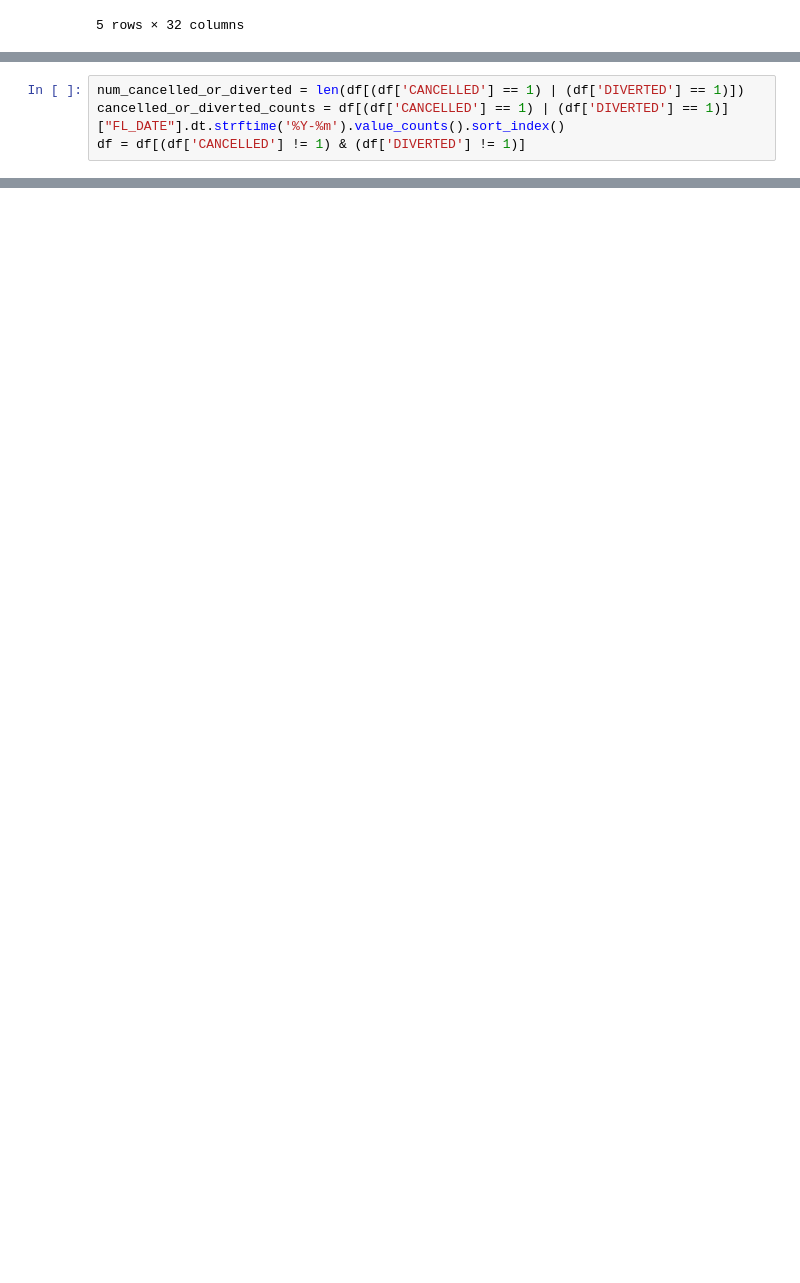
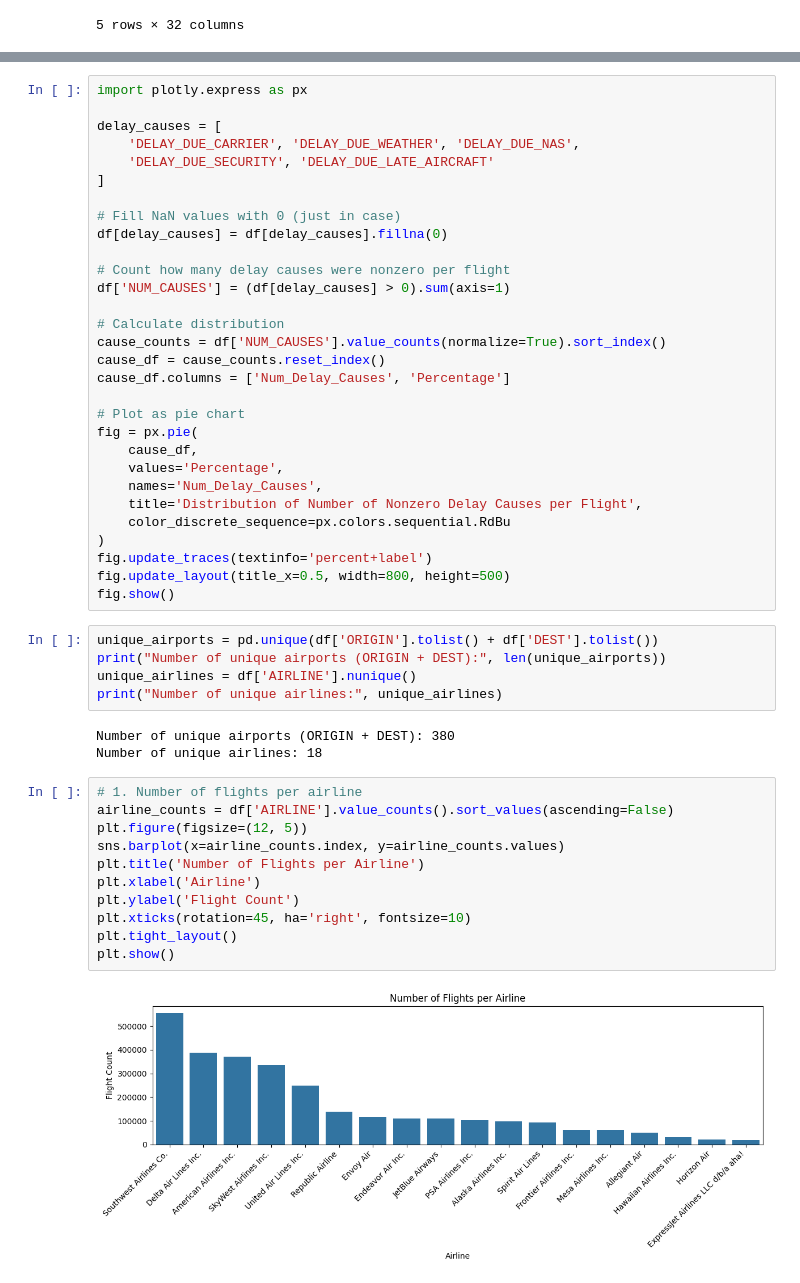
Before and after one commit to jhsung7/flightProj, a Jupyter notebook: 1.Preprocessing.ipynb, the cells around one changed output, grey strips where cells are left out. Cells and saved outputs as stored; diff of their text form; blank space fills up the shorter version.

```diff
--- a/1.Preprocessing.ipynb
+++ b/1.Preprocessing.ipynb
@@ -56,4 +51,0 @@ Drop cancelled and diverted flights, they are outside of our scope. we only want
-# %%
-num_cancelled_or_diverted = len(df[(df['CANCELLED'] == 1) | (df['DIVERTED'] == 1)])
-cancelled_or_diverted_counts = df[(df['CANCELLED'] == 1) | (df['DIVERTED'] == 1)]["FL_DATE"].dt.strftime('%Y-%m').value_counts().sort_index()
-df = df[(df['CANCELLED'] != 1) & (df['DIVERTED'] != 1)]
@@ -674,0 +237,51 @@ fig.show()
+# %%
+import plotly.express as px
+
+delay_causes = [
+    'DELAY_DUE_CARRIER', 'DELAY_DUE_WEATHER', 'DELAY_DUE_NAS',
+    'DELAY_DUE_SECURITY', 'DELAY_DUE_LATE_AIRCRAFT'
+]
+
+# Fill NaN values with 0 (just in case)
+df[delay_causes] = df[delay_causes].fillna(0)
+
+# Count how many delay causes were nonzero per flight
+df['NUM_CAUSES'] = (df[delay_causes] > 0).sum(axis=1)
+
+# Calculate distribution
+cause_counts = df['NUM_CAUSES'].value_counts(normalize=True).sort_index()
+cause_df = cause_counts.reset_index()
+cause_df.columns = ['Num_Delay_Causes', 'Percentage']
+
+# Plot as pie chart
+fig = px.pie(
+    cause_df,
+    values='Percentage',
+    names='Num_Delay_Causes',
+    title='Distribution of Number of Nonzero Delay Causes per Flight',
+    color_discrete_sequence=px.colors.sequential.RdBu
+)
+fig.update_traces(textinfo='percent+label')
+fig.update_layout(title_x=0.5, width=800, height=500)
+fig.show()
+# %%
+unique_airports = pd.unique(df['ORIGIN'].tolist() + df['DEST'].tolist())
+print("Number of unique airports (ORIGIN + DEST):", len(unique_airports))
+unique_airlines = df['AIRLINE'].nunique()
+print("Number of unique airlines:", unique_airlines)
+# %% [output]
+Number of unique airports (ORIGIN + DEST): 380
+Number of unique airlines: 18
+# %%
+# 1. Number of flights per airline
+airline_counts = df['AIRLINE'].value_counts().sort_values(ascending=False)
+plt.figure(figsize=(12, 5))
+sns.barplot(x=airline_counts.index, y=airline_counts.values)
+plt.title('Number of Flights per Airline')
+plt.xlabel('Airline')
+plt.ylabel('Flight Count')
+plt.xticks(rotation=45, ha='right', fontsize=10)
+plt.tight_layout()
+plt.show()
+# %% [output]
+[figure, added]
```
Also changed, not shown: parts of 109 cells of this notebook.
